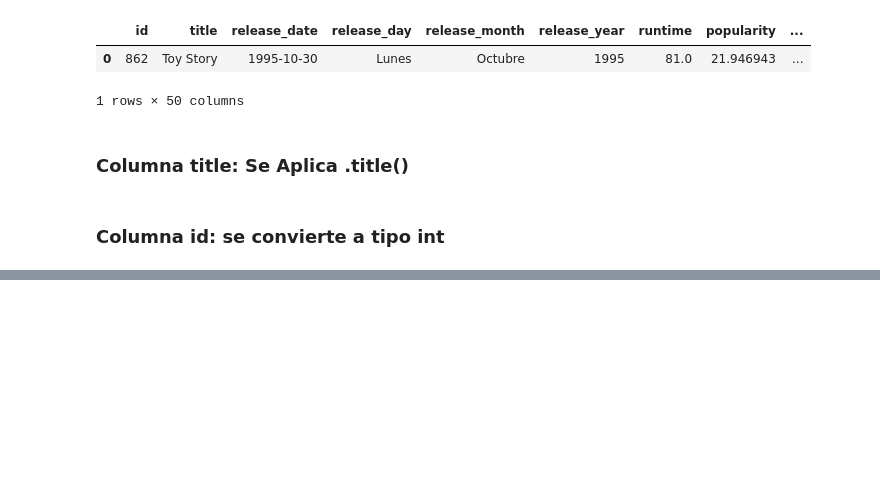
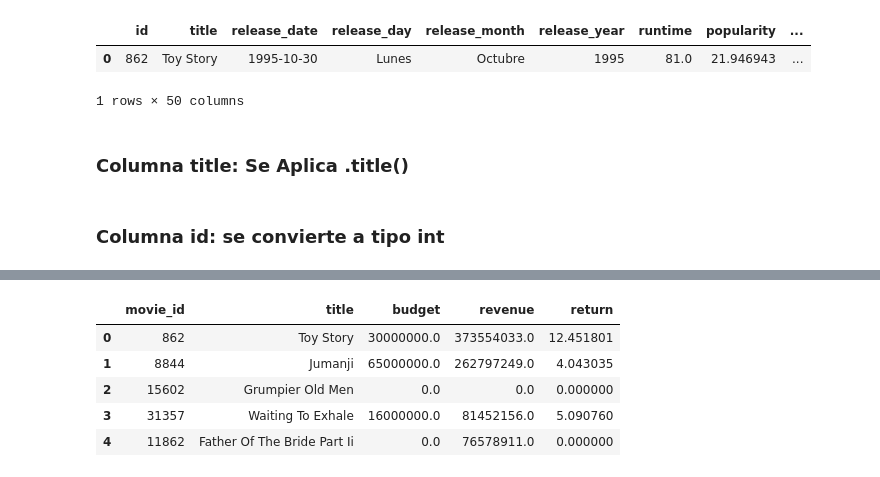
Before and after one commit to Vierinsky/pimlops_fviera, a Jupyter notebook: pi_mlops_felipeviera.ipynb, the cells around one changed output, grey strips where cells are left out. Drawn from its saved outputs; the diff is of its cells as text; code cells hidden in the pictures; blank space fills up the shorter version.

```diff
--- a/pi_mlops_felipeviera.ipynb
+++ b/pi_mlops_felipeviera.ipynb
@@ -902,0 +779,13 @@ Se ingresa el nombre de un director que se encuentre dentro de un dataset debien
+# %%
+movies_details = movies_ml[['id', 'title', 'budget', 'revenue', 'return']]
+
+movies_details.rename(columns={'id': 'movie_id'}, inplace=True)
+
+movies_details.head()
+# %% [output]
+|  | movie_id | title | budget | revenue | return |
+| 0 | 862 | Toy Story | 30000000.0 | 373554033.0 | 12.451801 |
+| 1 | 8844 | Jumanji | 65000000.0 | 262797249.0 | 4.043035 |
+| 2 | 15602 | Grumpier Old Men | 0.0 | 0.0 | 0.000000 |
+| 3 | 31357 | Waiting To Exhale | 16000000.0 | 81452156.0 | 5.090760 |
+| 4 | 11862 | Father Of The Bride Part Ii | 0.0 | 76578911.0 | 0.000000 |
```
Also changed, not shown: parts of 29 cells of this notebook, 12 other files.
